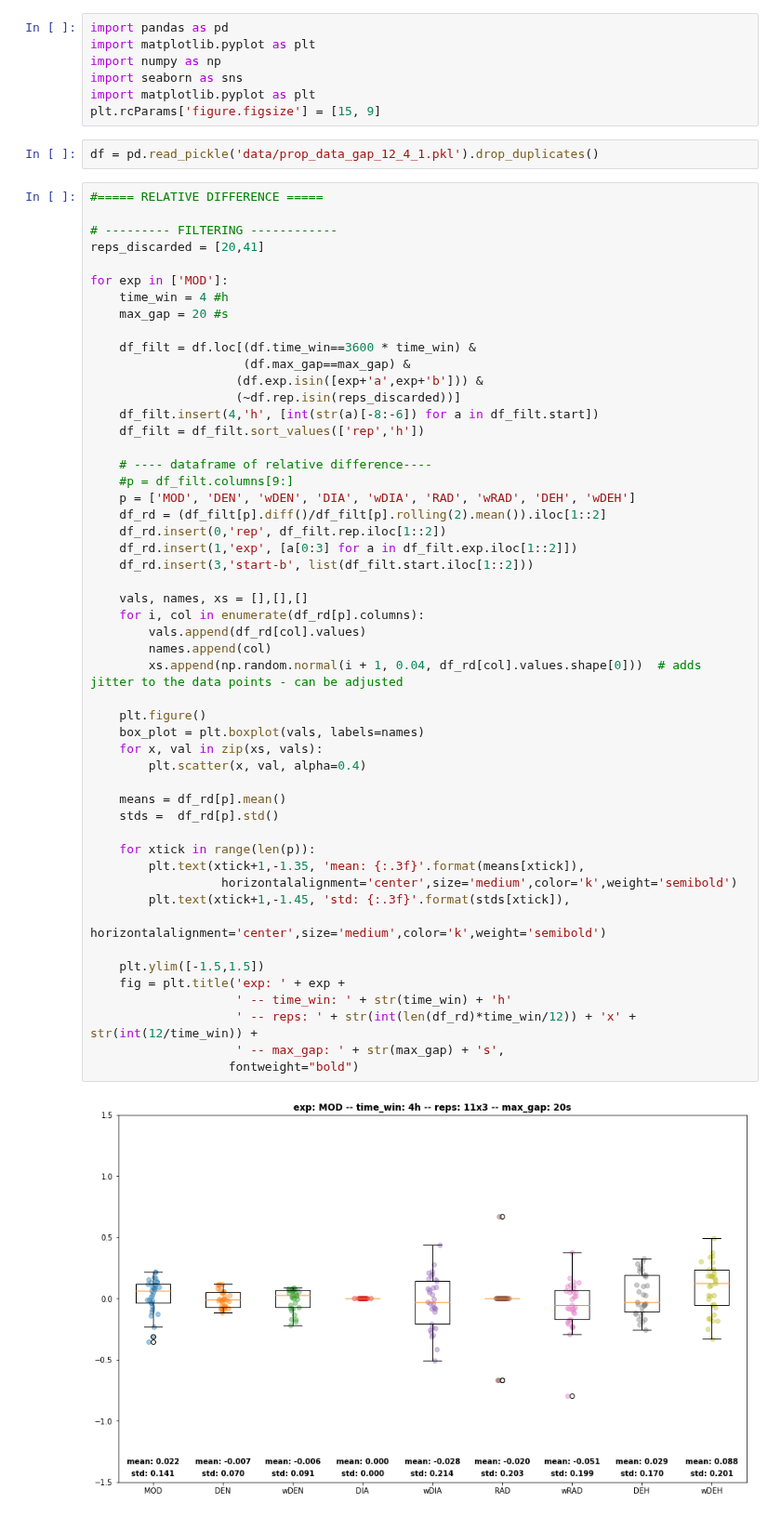
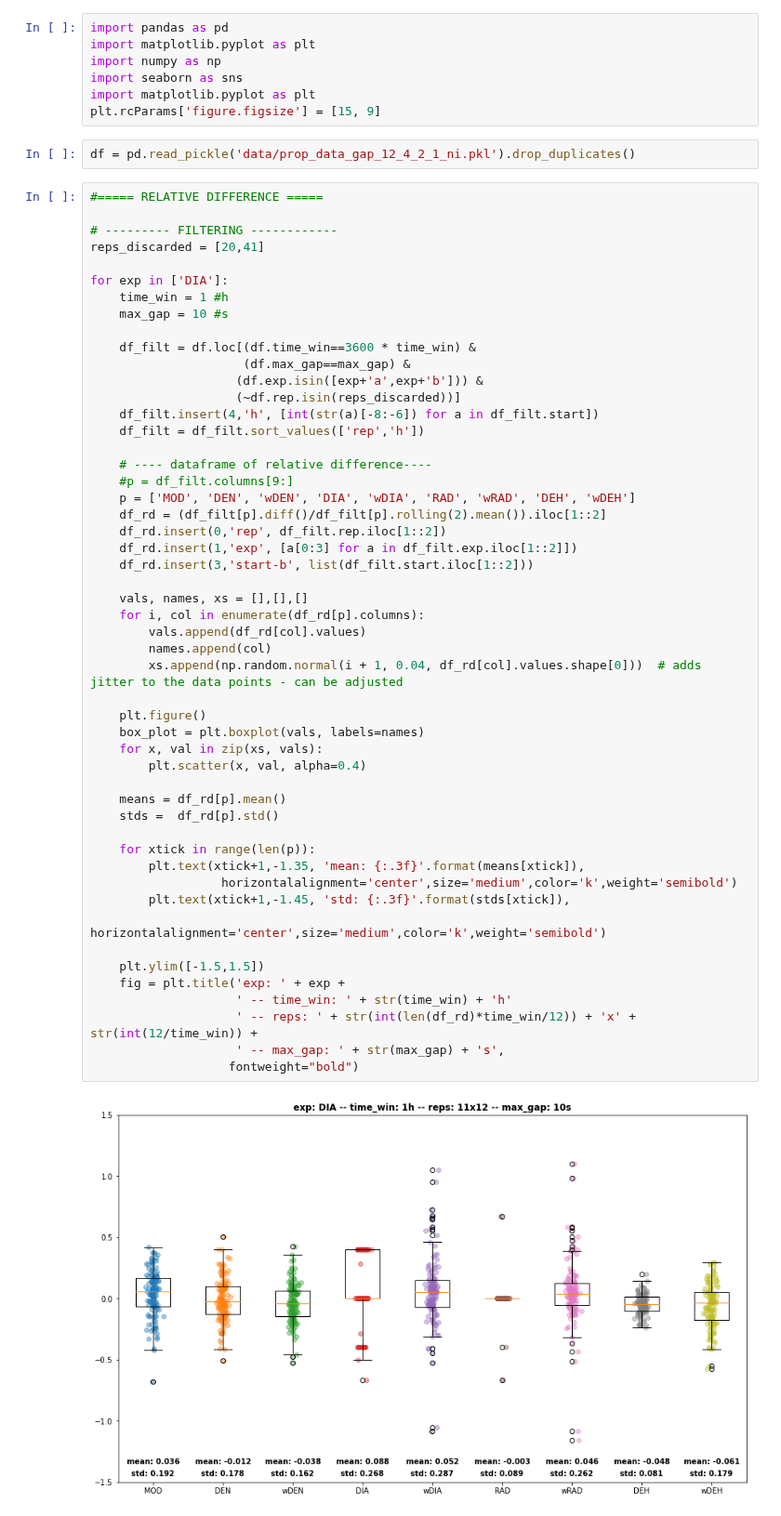
Before and after one commit to EnricoGavagnin/nest_topology_analysis, a Jupyter notebook: NTM_df_prop_processing.ipynb, the cells around one changed output. Shown at 93% size. Cells and saved outputs as stored; diff of their text form.

```diff
--- a/NTM_df_prop_processing.ipynb
+++ b/NTM_df_prop_processing.ipynb
@@ -6,16 +6,16 @@ import seaborn as sns
 import matplotlib.pyplot as plt
 plt.rcParams['figure.figsize'] = [15, 9]
 # %%
-df = pd.read_pickle('data/prop_data_gap_12_4_1.pkl').drop_duplicates()
+df = pd.read_pickle('data/prop_data_gap_12_4_2_1_ni.pkl').drop_duplicates()
 # %%
 #===== RELATIVE DIFFERENCE =====
 
 # --------- FILTERING ------------
 reps_discarded = [20,41]
 
-for exp in ['MOD']:
-    time_win = 4 #h
-    max_gap = 20 #s
+for exp in ['DIA']:
+    time_win = 1 #h
+    max_gap = 10 #s
 
     df_filt = df.loc[(df.time_win==3600 * time_win) &
                      (df.max_gap==max_gap) &
@@ -32,34 +32,34 @@ for exp in ['MOD']:
     df_rd.insert(1,'exp', [a[0:3] for a in df_filt.exp.iloc[1::2]])
     df_rd.insert(3,'start-b', list(df_filt.start.iloc[1::2]))
 
     vals, names, xs = [],[],[]
     for i, col in enumerate(df_rd[p].columns):
         vals.append(df_rd[col].values)
         names.append(col)
         xs.append(np.random.normal(i + 1, 0.04, df_rd[col].values.shape[0]))  # adds jitter to the data points - can be adjusted
 
     plt.figure()
     box_plot = plt.boxplot(vals, labels=names)
     for x, val in zip(xs, vals):
         plt.scatter(x, val, alpha=0.4)
 
     means = df_rd[p].mean()
     stds =  df_rd[p].std()
 
     for xtick in range(len(p)):
         plt.text(xtick+1,-1.35, 'mean: {:.3f}'.format(means[xtick]),
                   horizontalalignment='center',size='medium',color='k',weight='semibold')
         plt.text(xtick+1,-1.45, 'std: {:.3f}'.format(stds[xtick]),
                       horizontalalignment='center',size='medium',color='k',weight='semibold')
 
     plt.ylim([-1.5,1.5])
     fig = plt.title('exp: ' + exp +
                     ' -- time_win: ' + str(time_win) + 'h'
                     ' -- reps: ' + str(int(len(df_rd)*time_win/12)) + 'x' + str(int(12/time_win)) +
                     ' -- max_gap: ' + str(max_gap) + 's',
                    fontweight="bold")
 # %% [output]
-[figure, old version]
+[figure, new version]
 # %%
 with pd.option_context('display.max_rows', None, 'display.max_columns', None):  # more options can be specified also
     print(df_rd)
```
Also changed, not shown: parts of 3 cells of this notebook, 5 other files.
